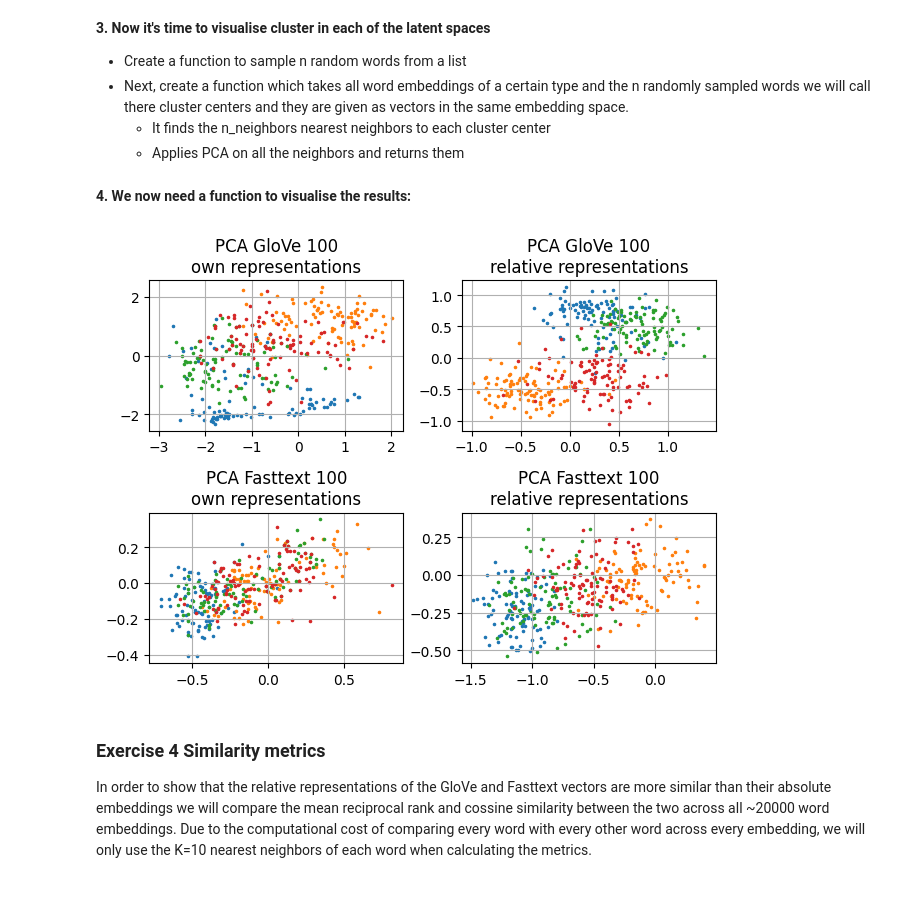
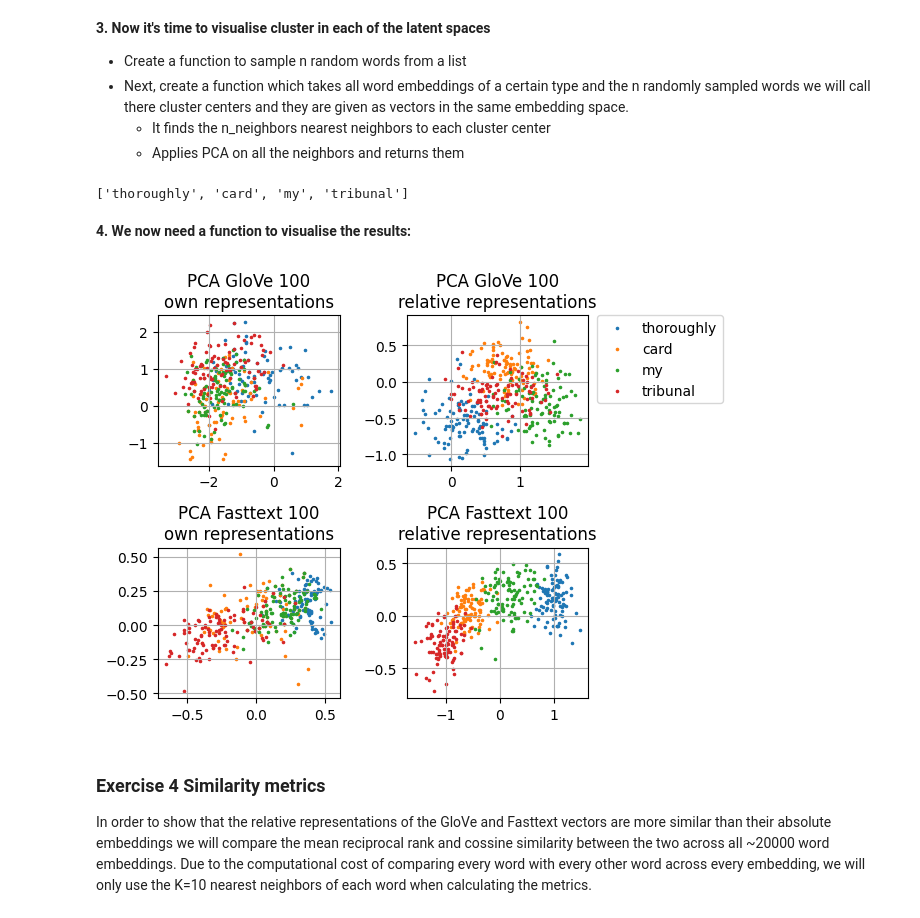
Before and after one commit to Twinbo/Signals-and-Data-Autumn-2025-student, a Jupyter notebook: week_10/ex_10_solutions_1.ipynb, the cells around one changed output. Cells and saved outputs as stored; diff of their text form; code cells hidden in the pictures.

Commit message:
found nice set of words

```diff
--- a/week_10/ex_10_solutions_1.ipynb
+++ b/week_10/ex_10_solutions_1.ipynb
@@ -261,21 +261,23 @@ def create_2d_clusters(cluster_centers, embeddings, n_neighbors=200):
     pca_results: A numpy array of shape (n_clusters, n_neighbors, 2) containing the two principal components of the nearest neighbors of each of the clusters centers
     """
     pca_results = np.empty(shape=(cluster_centers.shape[0], n_neighbors, 2))
+    nearest_neighbors = np.empty(shape=(cluster_centers.shape[0], n_neighbors, cluster_centers.shape[1]))
 
     # Fit the NearestNeighbors model on the high-dimensional embeddings
     nn_model = NearestNeighbors(n_neighbors=n_neighbors)
     nn_model.fit(embeddings)
-
     pca = PCA(n_components=2)
     pca_fitted = pca.fit(embeddings)
 
     for i, center in enumerate(cluster_centers):
         # Find the n_neighbors nearest neighbors in the high-dimensional space
         distances, indices = nn_model.kneighbors(center.reshape((1, -1)))
-        nearest_neighbors = embeddings[indices[0]]
+        nn = embeddings[indices[0]]
+        nearest_neighbors[i] = nn
 
+    for i, nn in enumerate(nearest_neighbors):
         # Apply PCA to reduce the nearest neighbors to 2D
-        nearest_neighbors_2d = pca_fitted.transform(nearest_neighbors)
+        nearest_neighbors_2d = pca_fitted.transform(nn)
 
         # Store the 2D results
         pca_results[i] = nearest_neighbors_2d
@@ -285,12 +287,14 @@ def create_2d_clusters(cluster_centers, embeddings, n_neighbors=200):
 n_centers = 4
 
 words = list(embeddings_dict_glove.keys())
-pca_words = sample_random_words(words, n=n_centers)
-
+pca_words = ['thoroughly', 'card', 'my', 'tribunal'] # sample_random_words(words, n=n_centers)
+print(pca_words)
 centers_rel_rep_glove = np.vstack([relrep_dict_glove[word] for word in pca_words])
 centers_rel_rep_fasttext = np.vstack([relrep_dict_fasttext[word] for word in pca_words])
 centers_o_rep_glove = np.vstack([embeddings_dict_glove[word] for word in pca_words])
 centers_o_rep_fasttext = np.vstack([embeddings_dict_fasttext[word] for word in pca_words])
+# %% [output]
+['thoroughly', 'card', 'my', 'tribunal']
 # %%
 own_reps_glove = np.vstack(list(embeddings_dict_glove.values()))
 own_reps_fasttext = np.vstack(list(embeddings_dict_fasttext.values()))
@@ -306,9 +310,9 @@ pca_fasttext_relative = create_2d_clusters(centers_rel_rep_fasttext, embeddings=
 # %% [markdown]
 **4. We now need a function to visualise the results:**
 # %%
-def visualize_clusters(pca_results, name='', y_lim=(None,), x_lim=(None,)):
-    for points in pca_results:
-        plt.scatter(points[:, 0], points[:, 1], marker='o', s=2.5)
+def visualize_clusters(pca_results, cluster_names, name='', y_lim=(None,), x_lim=(None,)):
+    for points, cluster_name in zip(pca_results, cluster_names):
+        plt.scatter(points[:, 0], points[:, 1], marker='o', s=2.5, label=cluster_name)
     plt.title(name)
     plt.ylim(*y_lim)
     plt.xlim(*x_lim)
@@ -316,18 +320,18 @@ def visualize_clusters(pca_results, name='', y_lim=(None,), x_lim=(None,)):
 # %%
 fig, axs = plt.subplots(nrows=2, ncols=2)
 plt.sca(axs[0, 0])
-visualize_clusters(pca_glove_own, f'PCA GloVe {n_points_visualisation}\nown representations')
+visualize_clusters(pca_glove_own, pca_words, f'PCA GloVe {n_points_visualisation}\nown representations')
 plt.sca(axs[1, 0])
-visualize_clusters(pca_fasttext_own, f'PCA Fasttext {n_points_visualisation}\nown representations')
+visualize_clusters(pca_fasttext_own, pca_words, f'PCA Fasttext {n_points_visualisation}\nown representations')
 plt.sca(axs[0, 1])
-visualize_clusters(pca_glove_relative, f'PCA GloVe {n_points_visualisation}\nrelative representations')
+visualize_clusters(pca_glove_relative, pca_words, f'PCA GloVe {n_points_visualisation}\nrelative representations')
+plt.legend(bbox_to_anchor=(1.05, 1), loc="upper left", borderaxespad=0.)
 plt.sca(axs[1, 1])
-visualize_clusters(pca_fasttext_relative, f'PCA Fasttext {n_points_visualisation}\nrelative representations')
-
+visualize_clusters(pca_fasttext_relative, pca_words, f'PCA Fasttext {n_points_visualisation}\nrelative representations')
 plt.tight_layout()
 plt.show()
 # %% [output]
-[figure, old version]
+[figure, new version]
 # %% [markdown]
 ### Exercise 4 Similarity metrics
 
```
